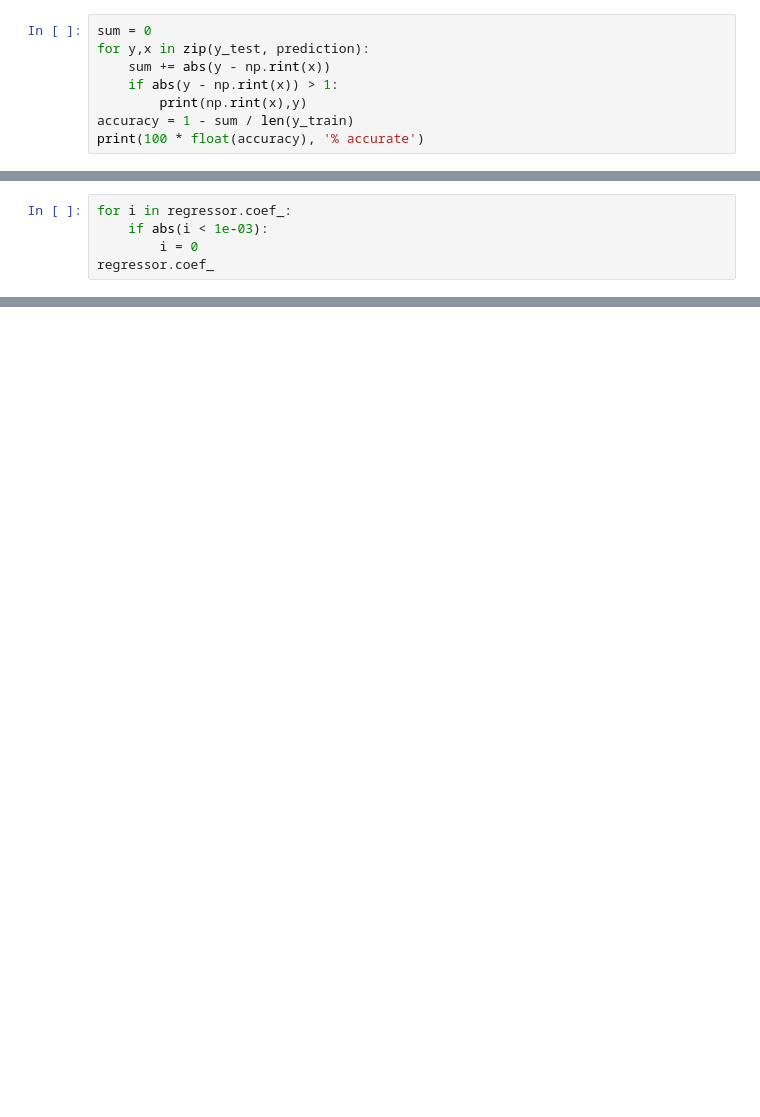
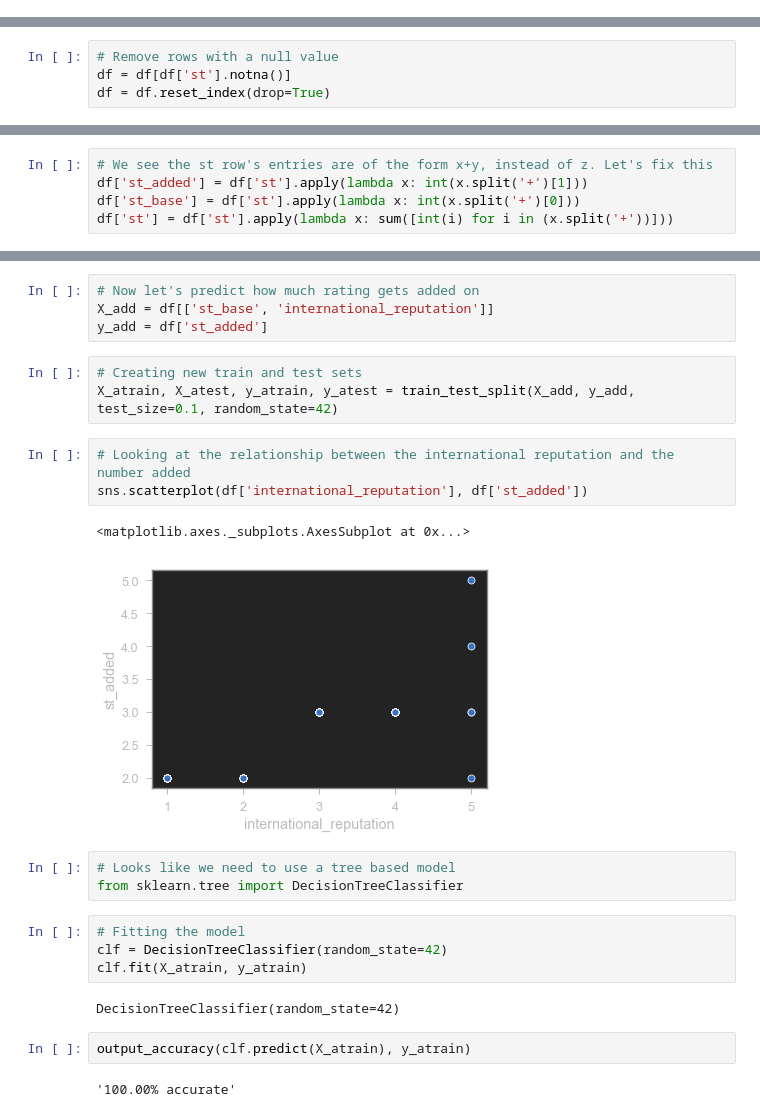
Before and after one commit to PatrickFahy99/Projects, a Jupyter notebook: Non-Finance/FIFA 20 Player Ratings.ipynb, the cells around one changed output, grey strips where cells are left out. Saved outputs shown, nothing was run; the diff lists cells and outputs as text; blank space fills up the shorter version.

```diff
--- a/Non-Finance/FIFA 20 Player Ratings.ipynb
+++ b/Non-Finance/FIFA 20 Player Ratings.ipynb
@@ -189,8 +0,0 @@ prediction = np.rint(regressor.predict(X_test)).reshape(-1,1)
-# %%
-sum = 0
-for y,x in zip(y_test, prediction):
-    sum += abs(y - np.rint(x))
-    if abs(y - np.rint(x)) > 1:
-        print(np.rint(x),y)
-accuracy = 1 - sum / len(y_train)
-print(100 * float(accuracy), '% accurate')
@@ -200,5 +0,0 @@ print(100 * float(accuracy), '% accurate')
-# %%
-for i in regressor.coef_:
-    if abs(i < 1e-03):
-        i = 0
-regressor.coef_
@@ -215,0 +95,4 @@ array([7.50407900e-04, 0.00000000e+00, 2.73046113e-01, 6.58852049e-04,
+# %%
+# Remove rows with a null value
+df = df[df['st'].notna()]
+df = df.reset_index(drop=True)
@@ -215,0 +114,5 @@ array([7.50407900e-04, 0.00000000e+00, 2.73046113e-01, 6.58852049e-04,
+# %%
+# We see the st row's entries are of the form x+y, instead of z. Let's fix this
+df['st_added'] = df['st'].apply(lambda x: int(x.split('+')[1]))
+df['st_base'] = df['st'].apply(lambda x: int(x.split('+')[0]))
+df['st'] = df['st'].apply(lambda x: sum([int(i) for i in (x.split('+'))]))
@@ -215,0 +174,26 @@ array([7.50407900e-04, 0.00000000e+00, 2.73046113e-01, 6.58852049e-04,
+# %%
+# Now let's predict how much rating gets added on
+X_add = df[['st_base', 'international_reputation']]
+y_add = df['st_added']
+# %%
+# Creating new train and test sets
+X_atrain, X_atest, y_atrain, y_atest = train_test_split(X_add, y_add, test_size=0.1, random_state=42)
+# %%
+# Looking at the relationship between the international reputation and the number added
+sns.scatterplot(df['international_reputation'], df['st_added'])
+# %% [output]
+<matplotlib.axes._subplots.AxesSubplot at 0x...>
+[figure, added]
+# %%
+# Looks like we need to use a tree based model
+from sklearn.tree import DecisionTreeClassifier
+# %%
+# Fitting the model
+clf = DecisionTreeClassifier(random_state=42)
+clf.fit(X_atrain, y_atrain)
+# %% [output]
+DecisionTreeClassifier(random_state=42)
+# %%
+output_accuracy(clf.predict(X_atrain), y_atrain)
+# %% [output]
+'100.00% accurate'
```
Also changed, not shown: parts of 43 cells of this notebook.
